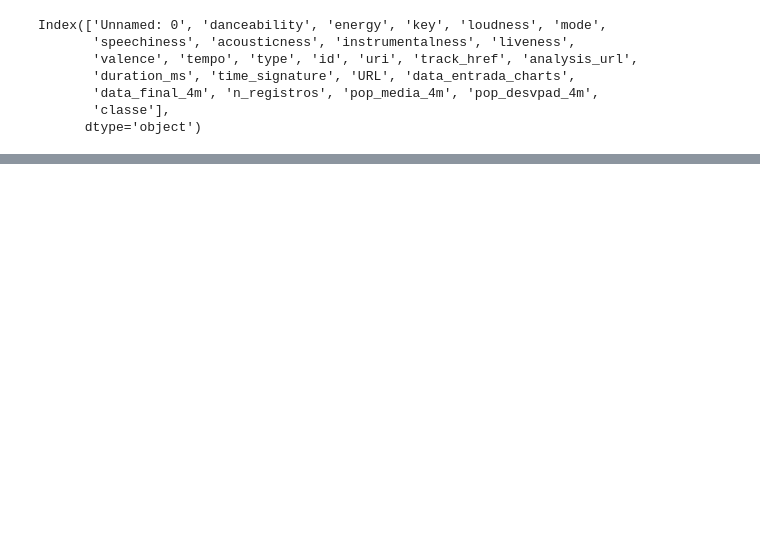
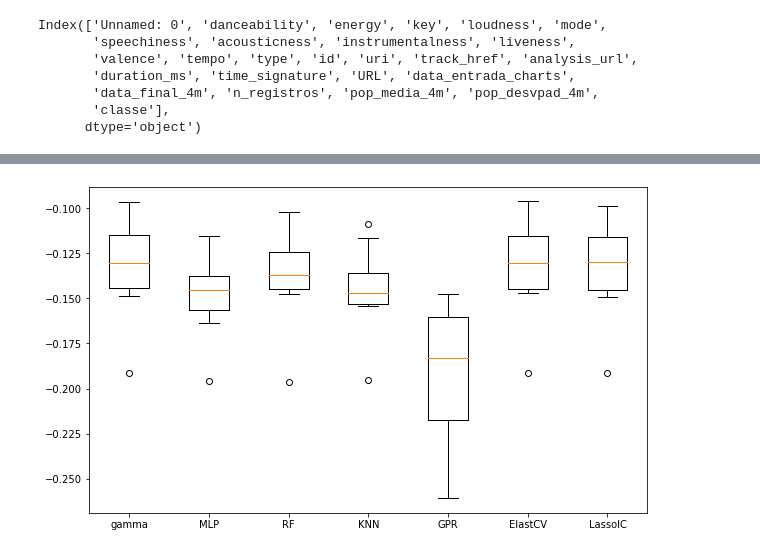
Before and after one commit to webercg/Spotify-popularity-predictions-TCC-UTFPR, a Jupyter notebook: Pre-Process, EDA e ML.ipynb, the cells around one changed output, grey strips where cells are left out. Drawn from its saved outputs; the diff is of its cells as text; code cells hidden in the pictures; blank space fills up the shorter version.

```diff
--- a/Pre-Process, EDA e ML.ipynb
+++ b/Pre-Process, EDA e ML.ipynb
@@ -408,0 +576,13 @@ plt.show()
+# %%
+from sklearn.preprocessing import StandardScaler
+
+# normalizando nosso conjunto de dados para trabalhar com a MLP
+scaler_train = StandardScaler()
+scaler_test = StandardScaler()
+
+scaler_train.fit(x_train)
+scaler_test.fit(x_test)
+
+
+x_train_normalized = scaler_train.transform(x_train)
+x_test_normalized = scaler_test.transform(x_test)
@@ -408,0 +645,22 @@ plt.show()
+# %%
+#Definildo 10 kfolds
+kfold = KFold(n_splits=10, shuffle = True, random_state = mySeed)
+# %%
+#Instanciando modelos
+
+gamma_regressor = linear_model.GammaRegressor()
+mlp_regressor = MLPRegressor()
+rf_regressor = RandomForestRegressor(n_estimators = 100)
+knn_regressor = KNeighborsRegressor()
+gpr_regressor = GaussianProcessRegressor()
+elast_regressor = ElasticNetCV(cv=5, random_state=0)
+LassoIC_regressor = linear_model.LassoLarsIC(criterion='bic', normalize=False)
+# %%
+# Treinando modelo c/ validação cruzada de 10 folds
+gamma_results = cross_val_score(estimator = gamma_regressor, X = x_train_normalized, y = y_train, cv = kfold, scoring = 'neg_root_mean_squared_error')
+mlp_results = cross_val_score(estimator = mlp_regressor, X = x_train_normalized, y = y_train, cv = kfold, scoring = 'neg_root_mean_squared_error')
+rf_results = cross_val_score(estimator = rf_regressor, X = x_train, y = y_train, cv = kfold, scoring = 'neg_root_mean_squared_error', verbose = 1)
+knn_results = cross_val_score(estimator = knn_regressor, X = x_train_normalized, y = y_train, cv = kfold, scoring = 'neg_root_mean_squared_error', verbose = 1)
+gpr_results = cross_val_score(estimator = gpr_regressor, X = x_train_normalized, y = y_train, cv = kfold, scoring = 'neg_root_mean_squared_error', verbose = 1)
+elast_results = cross_val_score(estimator = elast_regressor, X = x_train_normalized, y = y_train, cv = kfold, scoring = 'neg_root_mean_squared_error', verbose = 1)
+lassoIC_results = cross_val_score(estimator = LassoIC_regressor, X = x_train_normalized, y = y_train, cv = kfold, scoring = 'neg_root_mean_squared_error', verbose = 1)
@@ -408,0 +694,10 @@ plt.show()
+# %%
+# Comparando as performances nos conjunto de treinament/validacao
+plt.figure(figsize=(10,6))
+box_data = [gamma_results,mlp_results, rf_results, knn_results,gpr_results,elast_results,lassoIC_results]
+plt.boxplot(box_data, widths = 0.5)
+plt.xticks([1,2,3,4,5,6,7], ['gamma', 'MLP', 'RF','KNN','GPR','ElastCV','LassoIC'])
+# ax7.boxplot(box_data)
+plt.show()
+# %% [output]
+[figure, added]
```
Also changed, not shown: parts of 86 cells of this notebook.
